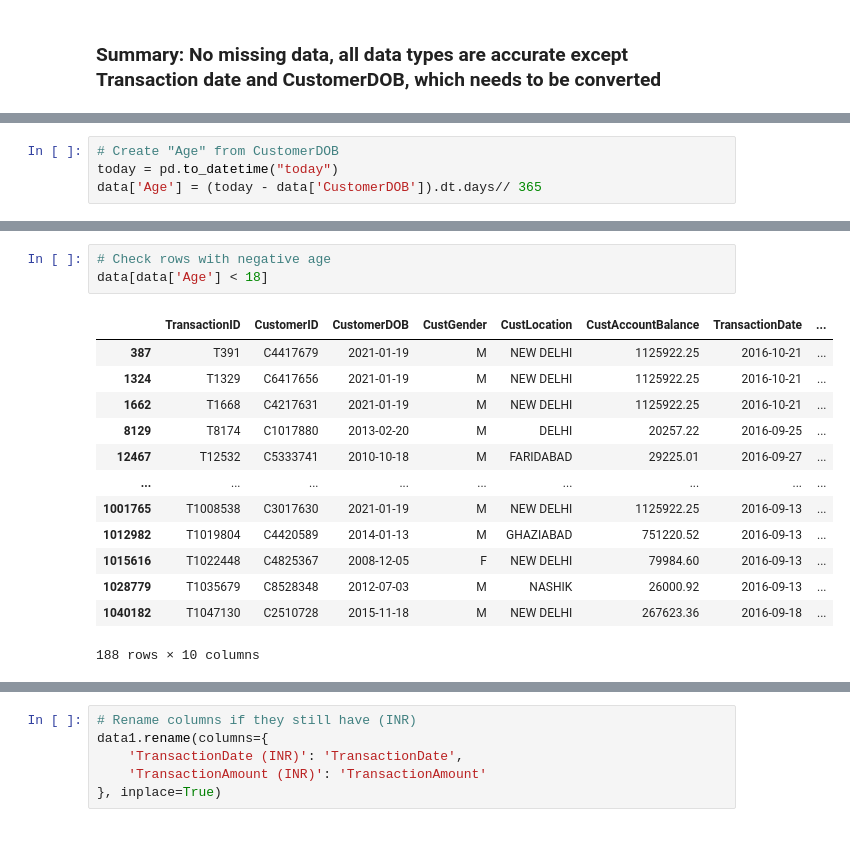
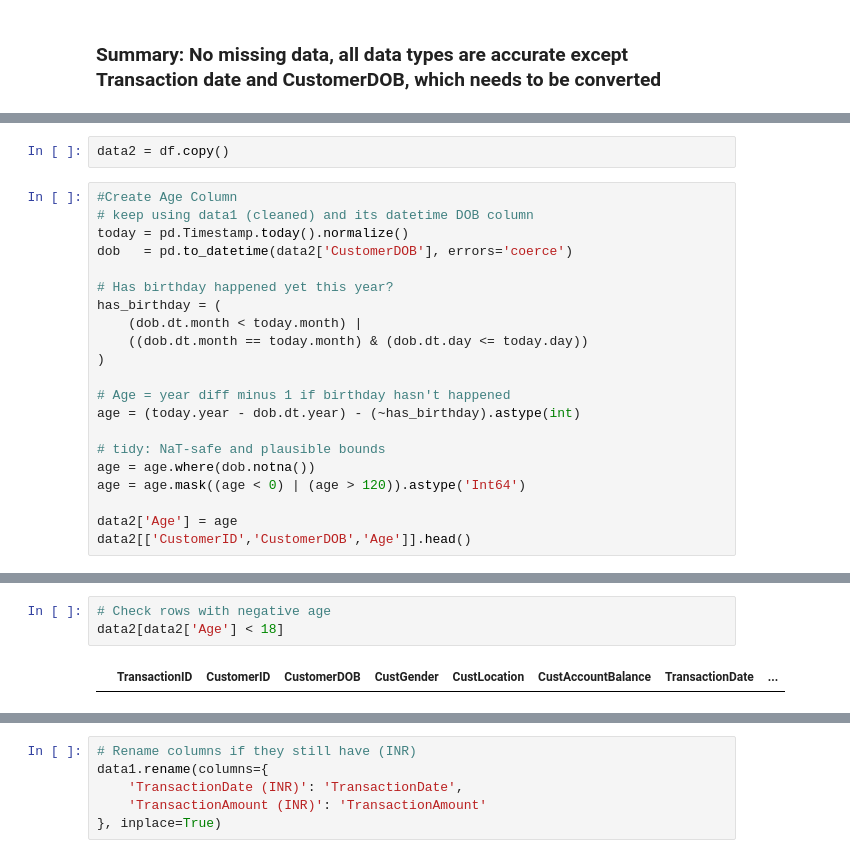
Before and after one commit to omoleekk77/Retail_Banking, a Jupyter notebook: notebooks/01_rfm_refinement.ipynb, the cells around one changed output, grey strips where cells are left out. Cells and saved outputs as stored; diff of their text form.

```diff
--- a/notebooks/01_rfm_refinement.ipynb
+++ b/notebooks/01_rfm_refinement.ipynb
@@ -146,4 +202,23 @@ data.loc[too_old_mask, 'CustomerDOB'] = data.loc[too_old_mask, 'CustomerDOB'] +
+# %%
+data2 = df.copy()
 # %%
-# Create "Age" from CustomerDOB
-today = pd.to_datetime("today")
-data['Age'] = (today - data['CustomerDOB']).dt.days// 365
+#Create Age Column
+# keep using data1 (cleaned) and its datetime DOB column
+today = pd.Timestamp.today().normalize()
+dob   = pd.to_datetime(data2['CustomerDOB'], errors='coerce')
+
+# Has birthday happened yet this year?
+has_birthday = (
+    (dob.dt.month < today.month) |
+    ((dob.dt.month == today.month) & (dob.dt.day <= today.day))
+)
+
+# Age = year diff minus 1 if birthday hasn't happened
+age = (today.year - dob.dt.year) - (~has_birthday).astype(int)
+
+# tidy: NaT-safe and plausible bounds
+age = age.where(dob.notna())
+age = age.mask((age < 0) | (age > 120)).astype('Int64')
+
+data2['Age'] = age
+data2[['CustomerID','CustomerDOB','Age']].head()
@@ -186,17 +254,5 @@ Length: 17233, dtype: datetime64[ns]
 # %%
 # Check rows with negative age
-data[data['Age'] < 18]
+data2[data2['Age'] < 18]
 # %% [output]
 |  | TransactionID | CustomerID | CustomerDOB | CustGender | CustLocation | CustAccountBalance | TransactionDate | ... |
-| 387 | T391 | C4417679 | 2021-01-19 | M | NEW DELHI | 1125922.25 | 2016-10-21 | ... |
-| 1324 | T1329 | C6417656 | 2021-01-19 | M | NEW DELHI | 1125922.25 | 2016-10-21 | ... |
-| 1662 | T1668 | C4217631 | 2021-01-19 | M | NEW DELHI | 1125922.25 | 2016-10-21 | ... |
-| 8129 | T8174 | C1017880 | 2013-02-20 | M | DELHI | 20257.22 | 2016-09-25 | ... |
-| 12467 | T12532 | C5333741 | 2010-10-18 | M | FARIDABAD | 29225.01 | 2016-09-27 | ... |
-| ... | ... | ... | ... | ... | ... | ... | ... | ... |
-| 1001765 | T1008538 | C3017630 | 2021-01-19 | M | NEW DELHI | 1125922.25 | 2016-09-13 | ... |
-| 1012982 | T1019804 | C4420589 | 2014-01-13 | M | GHAZIABAD | 751220.52 | 2016-09-13 | ... |
-| 1015616 | T1022448 | C4825367 | 2008-12-05 | F | NEW DELHI | 79984.60 | 2016-09-13 | ... |
-| 1028779 | T1035679 | C8528348 | 2012-07-03 | M | NASHIK | 26000.92 | 2016-09-13 | ... |
-| 1040182 | T1047130 | C2510728 | 2015-11-18 | M | NEW DELHI | 267623.36 | 2016-09-18 | ... |
-188 rows × 10 columns
```
Also changed, not shown: parts of 26 cells of this notebook, 6 other files.
